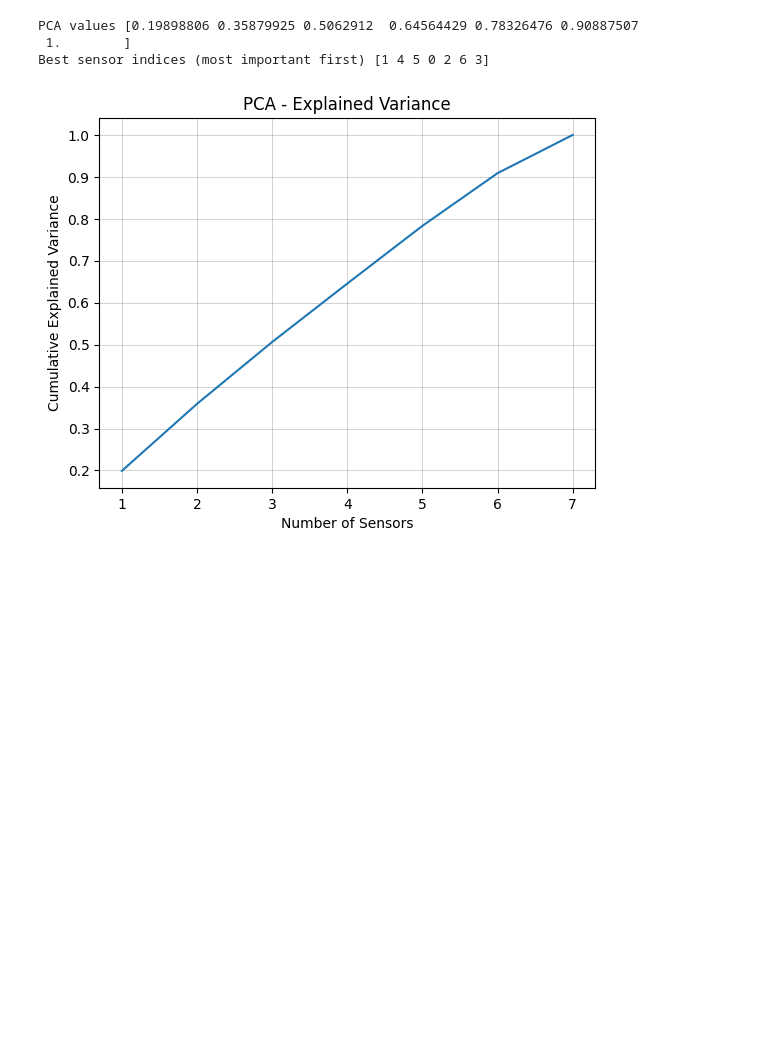
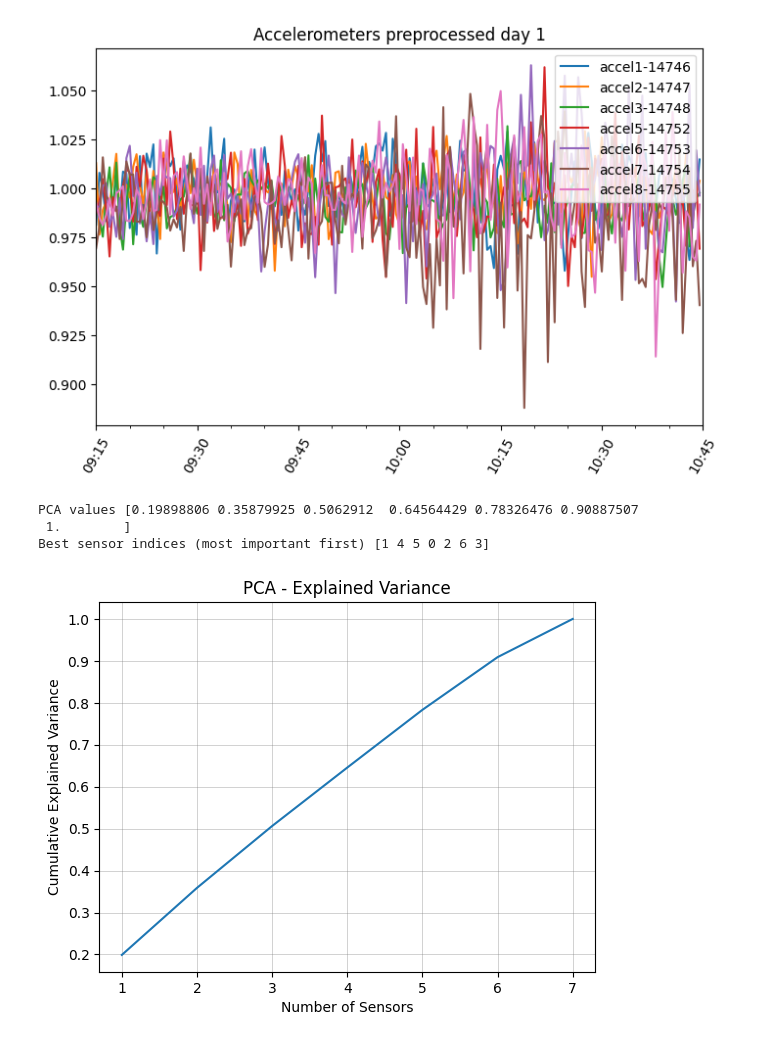
Before and after one commit to TheRealArmon/TTK_final_boss, a Jupyter notebook: sensors/curated_data/analysis.ipynb, the cells around one changed output. Drawn from its saved outputs; the diff is of its cells as text; code cells hidden in the pictures; blank space fills up the shorter version.

```diff
--- a/sensors/curated_data/analysis.ipynb
+++ b/sensors/curated_data/analysis.ipynb
@@ -198,3 +200,10 @@ Best sensor indices (most important first) [4 3 0 2 1]
+# %%
+# Plot accelerometer data
+start = analysis_datetimes[0] - datetime.timedelta(minutes=45)
+end = analysis_datetimes[0] + datetime.timedelta(minutes=45)
+plot_sensor_data(df_accel[::8*30], start, end, save_fig=True, title="Accelerometers preprocessed day 1")
+# %% [output]
+[figure, added]
 # %%
 # PCA for accelerometers
 start = analysis_datetimes[0] - datetime.timedelta(minutes=45)
```
Also changed, not shown: parts of 8 cells of this notebook, 22 other files.
